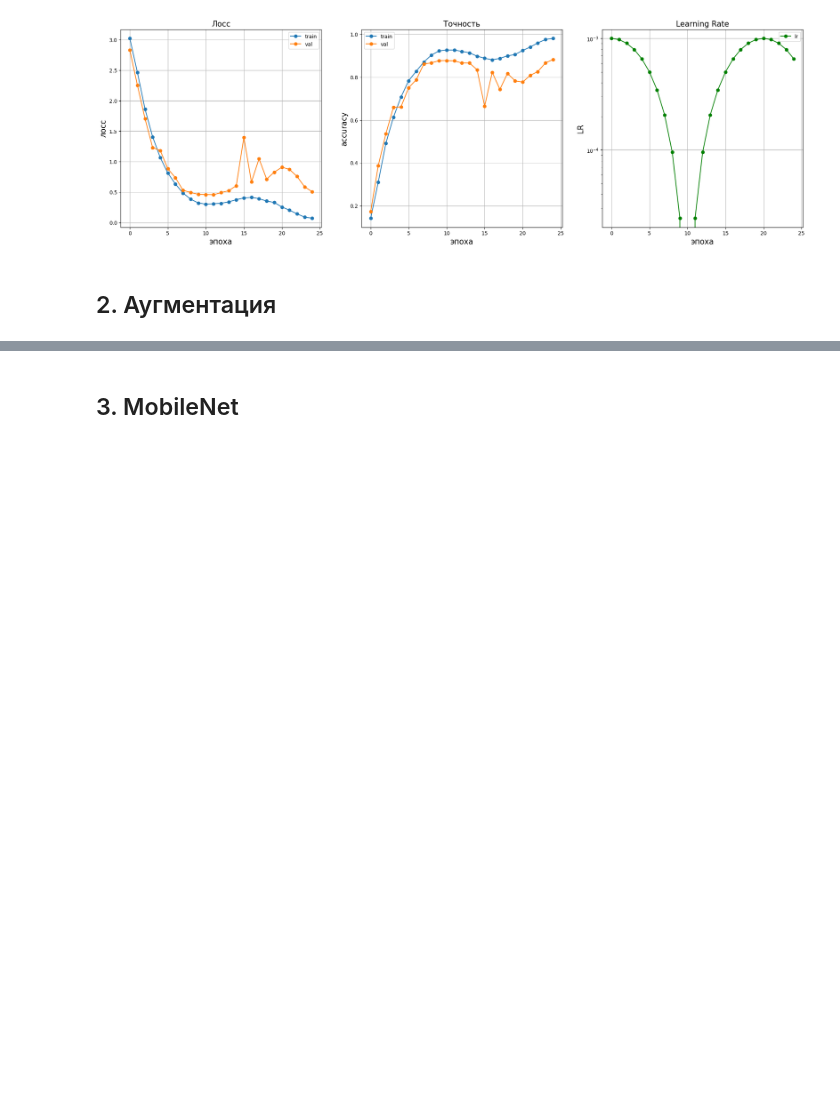
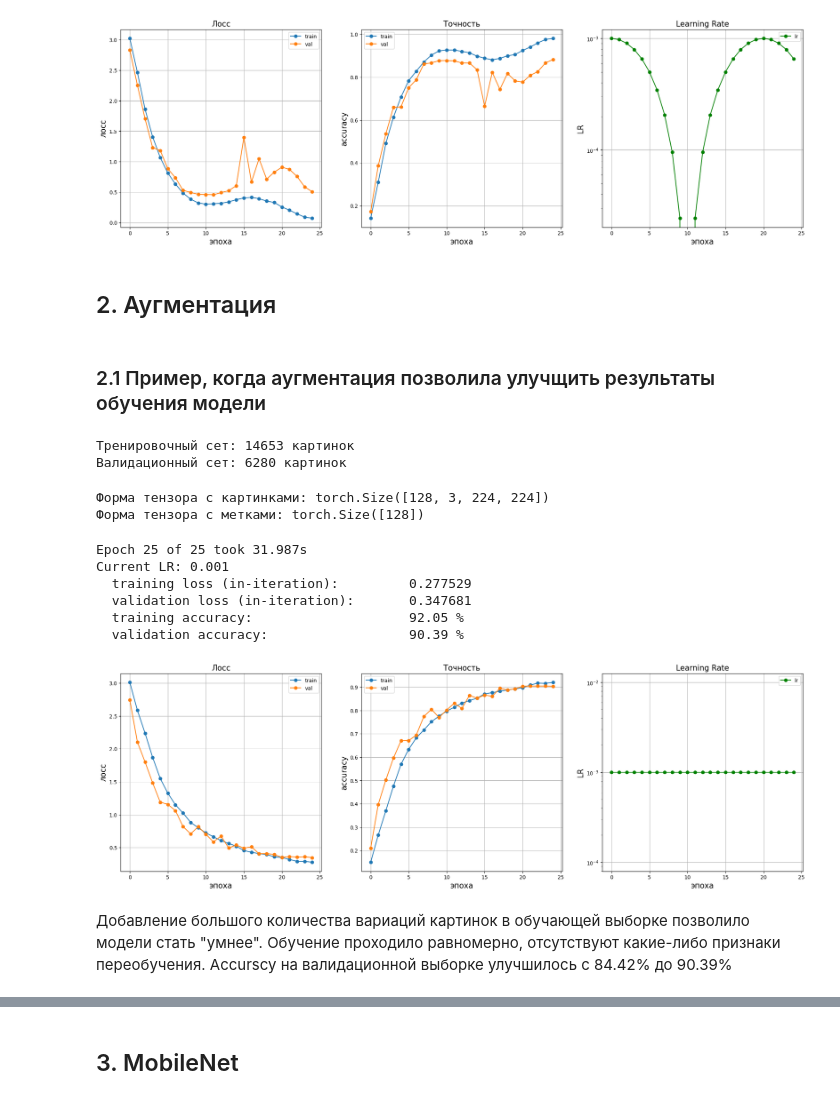
Before and after one commit to BalshowAndrew/pytorch_studying_new, a Jupyter notebook: HW_04_cnn_improve.ipynb, the cells around one changed output, grey strips where cells are left out. Cells and saved outputs as stored; diff of their text form; code cells hidden in the pictures; blank space fills up the shorter version.

```diff
--- a/HW_04_cnn_improve.ipynb
+++ b/HW_04_cnn_improve.ipynb
@@ -283,7 +283,7 @@ def train(
         print("  validation accuracy: \t\t\t{:.2f} %".format(val_acc * 100))
 
         plot_learning_curves(history)
-        scheduler.step(val_loss) # ReduceLROnPlateau
+        # scheduler.step(val_loss) # ReduceLROnPlateau
         # scheduler.step()
 
     return model, history
@@ -422,3 +422,5 @@ Current LR: 0.0006545084971874768
 [figure]
 # %% [markdown]
 ## 2. Аугментация
+# %% [markdown]
+### 2.1 Пример, когда аугментация позволила улучщить результаты обучения модели
@@ -424,0 +447,75 @@ Current LR: 0.0006545084971874768
+# %%
+data_dir = "datas/simpsons/simpsons_dataset"
+
+full_dataset = datasets.ImageFolder(root=data_dir)
+indices = list(range(len(full_dataset)))
+train_indices, val_indices = train_test_split(
+    indices,
+    test_size=0.3,
+    stratify=full_dataset.targets,
+    random_state=42
+)
+
+train_dataset = datasets.ImageFolder(root=data_dir, transform=train_transform)
+val_dataset = datasets.ImageFolder(root=data_dir, transform=val_transform)
+
+train_dataset = Subset(train_dataset, train_indices)
+val_dataset = Subset(val_dataset, val_indices)
+
+print(f"Тренировочный сет: {len(train_dataset)} картинок")
+print(f"Валидационный сет: {len(val_dataset)} картинок")
+# %% [output]
+Тренировочный сет: 14653 картинок
+Валидационный сет: 6280 картинок
+# %%
+BATCH_SIZE = 128
+
+train_loader = torch.utils.data.DataLoader(
+    train_dataset,
+    batch_size=BATCH_SIZE,
+    shuffle=True,
+    num_workers=4,
+    pin_memory=True
+)
+
+val_loader = torch.utils.data.DataLoader(
+    val_dataset,
+    batch_size=BATCH_SIZE,
+    shuffle=False,
+    num_workers=4,
+    pin_memory=True
+)
+
+# Проверим один батч
+images, labels = next(iter(train_loader))
+print(f"Форма тензора с картинками: {images.shape}")
+print(f"Форма тензора с метками: {labels.shape}")
+# %% [output]
+Форма тензора с картинками: torch.Size([128, 3, 224, 224])
+Форма тензора с метками: torch.Size([128])
+# %%
+model = models.resnet18(pretrained=False)
+model.fc = nn.Linear(512, 42)
+model = model.to(device)
+
+criterion = nn.CrossEntropyLoss()
+optimizer = torch.optim.Adam(model.parameters(), lr=0.001)
+
+clf_model, history = train(
+    model=model,
+    criterion=criterion,
+    optimizer=optimizer,
+    train_batch_gen=train_loader,
+    val_batch_gen=val_loader,
+    num_epochs=25
+)
+# %% [output]
+Epoch 25 of 25 took 31.987s
+Current LR: 0.001
+  training loss (in-iteration):         0.277529
+  validation loss (in-iteration):       0.347681
+  training accuracy:                    92.05 %
+  validation accuracy:                  90.39 %
+[figure, added]
+# %% [markdown]
+Добавление большого количества вариаций картинок в обучающей выборке позволило модели стать "умнее". Обучение проходило равномерно, отсутствуют какие-либо признаки переобучения. Accurscy на валидационной выборке улучшилось с 84.42% до 90.39%
```
Also changed, not shown: parts of 19 cells of this notebook.
